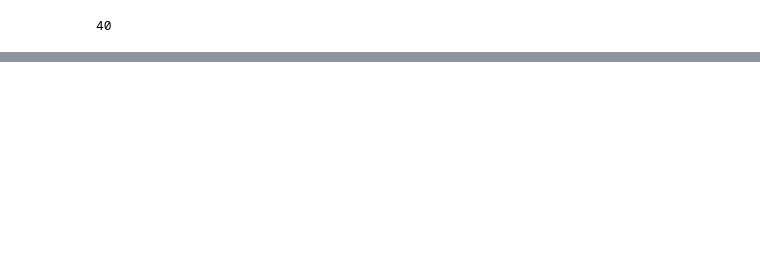
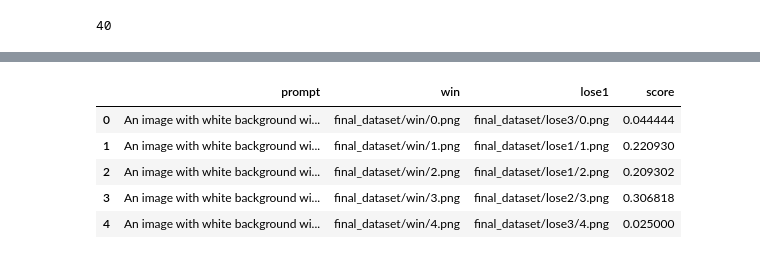
Before and after one commit to pulkit48/Text_rendering_project, a Jupyter notebook: final_dataset_gen.ipynb, the cells around one changed output, grey strips where cells are left out. Saved outputs shown, nothing was run; the diff lists cells and outputs as text; code cells hidden in the pictures; blank space fills up the shorter version.

```diff
--- a/final_dataset_gen.ipynb
+++ b/final_dataset_gen.ipynb
@@ -366,0 +315,3 @@ df.shape
+# %%
+df=pd.read_csv('/content/final_dataset.csv')
+df.shape
@@ -494,3 +450,12 @@ df_easy['prompt'][0]
+# %%
+df_easy.head()
+# %% [output]
+|  | prompt | win | lose1 | score |
+| 0 | An image with white background wi... | final_dataset/win/0.png | final_dataset/lose3/0.png | 0.044444 |
+| 1 | An image with white background wi... | final_dataset/win/1.png | final_dataset/lose1/1.png | 0.220930 |
+| 2 | An image with white background wi... | final_dataset/win/2.png | final_dataset/lose1/2.png | 0.209302 |
+| 3 | An image with white background wi... | final_dataset/win/3.png | final_dataset/lose2/3.png | 0.306818 |
+| 4 | An image with white background wi... | final_dataset/win/4.png | final_dataset/lose3/4.png | 0.025000 |
 # %%
 # from docx import Document
 # from docx.shared import Inches
```
Also changed, not shown: parts of 10 cells of this notebook.
